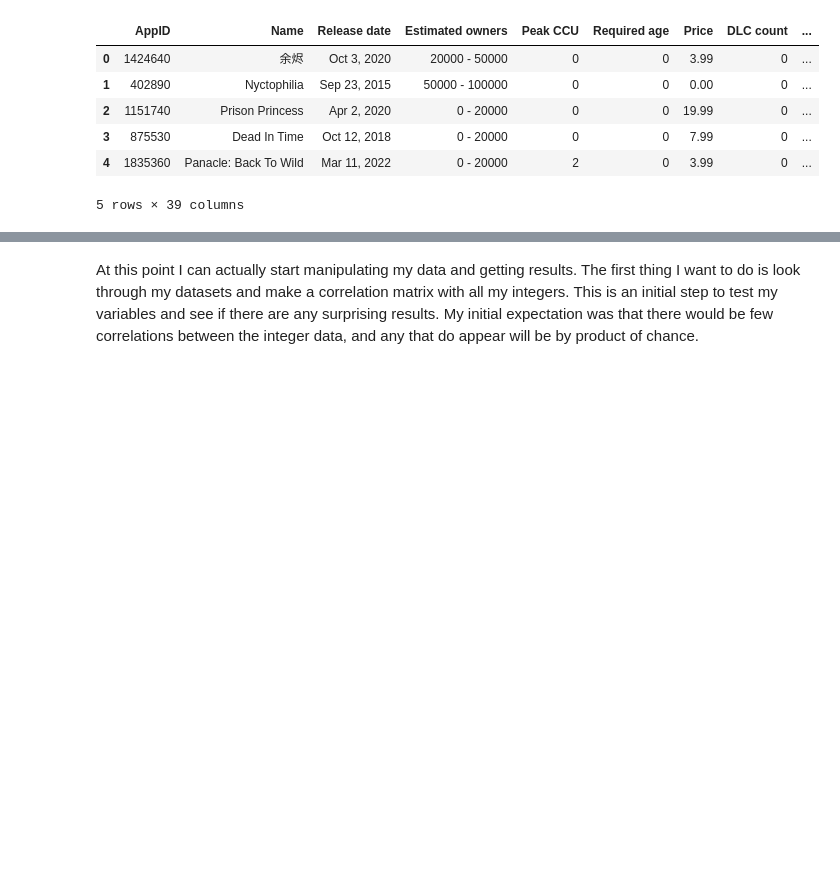
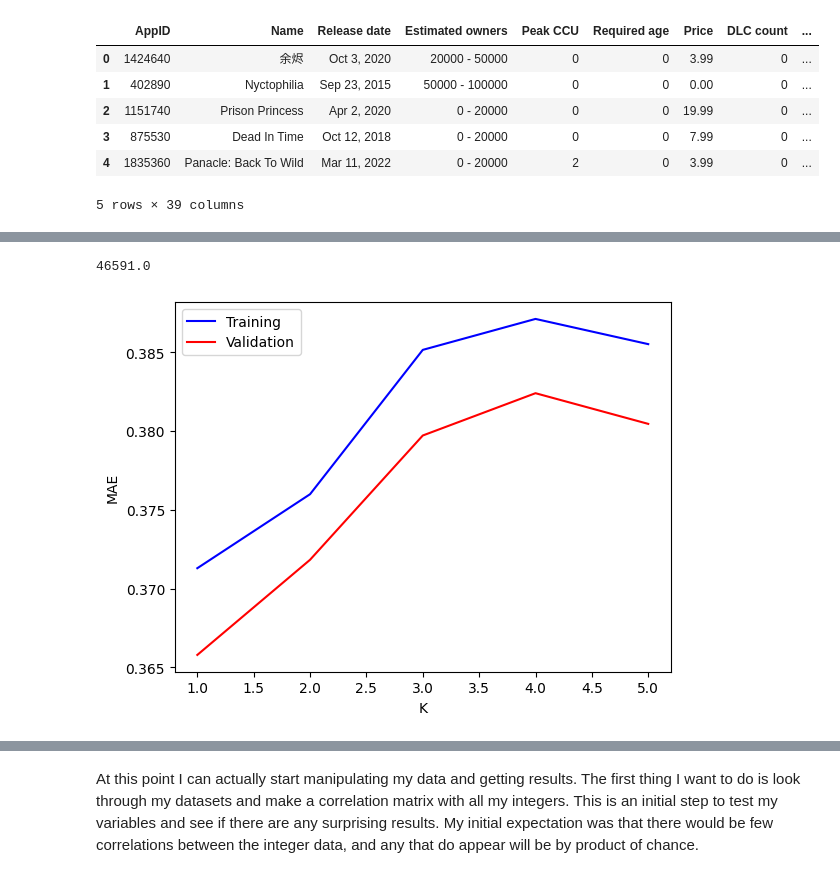
Before and after one commit to adamledet/itds-project-2025, a Jupyter notebook: Data_Science_Project.ipynb, the cells around one changed output, grey strips where cells are left out. Drawn from its saved outputs; the diff is of its cells as text; code cells hidden in the pictures; blank space fills up the shorter version.

```diff
--- a/Data_Science_Project.ipynb
+++ b/Data_Science_Project.ipynb
@@ -94,0 +229,5 @@ df_New.head()
+# %%
+# Add KNN for multi-classification
+inputData = genres.join(categories).fillna(0)
+
+inputData.head()
@@ -94,0 +242,44 @@ df_New.head()
+# %%
+len(inputData)/2
+# %% [output]
+46591.0
+# %%
+# At this point, the names of each data point is lost. I cannot tie a given row back to its Game Name
+from sklearn.model_selection import train_test_split
+
+trainData, testData, trainLabel, testLabel = train_test_split(inputData, tags, test_size=0.5)
+# %%
+from sklearn.neighbors import KNeighborsRegressor
+
+#Running this takes a VERY long time because we have so many features
+
+k_list = list(range(1, 6))# Get numbers 1 - 5
+mae_list_train = []
+mae_list_test = []
+
+# For each k, get the MAE for each k value and append it to the appropriate list.
+for k in k_list:
+  # Train Model at given k
+  model = KNeighborsRegressor(n_neighbors=k)
+  model.fit(trainData,trainLabel["Indie"])
+
+  # Get training data prediction
+  predLabels = model.predict(trainData)
+  mae = np.sqrt(((testLabel["Indie"] - predLabels).abs()).mean())
+  mae_list_train.append(mae)
+
+  # Get test data prediction
+  predLabels = model.predict(testData)
+  mae = np.sqrt(((testLabel["Indie"] - predLabels).abs()).mean())
+  mae_list_test.append(mae)
+# %%
+import matplotlib.pyplot as plt
+import numpy as np
+plt.plot(k_list,mae_list_train, color="blue", label="Training")
+plt.plot(k_list,mae_list_test, color="red", label="Validation")
+plt.xlabel("K")
+plt.ylabel("MAE")
+plt.legend()
+plt.show()
+# %% [output]
+[figure, added]
```
Also changed, not shown: parts of 23 cells of this notebook, 1 other file.
